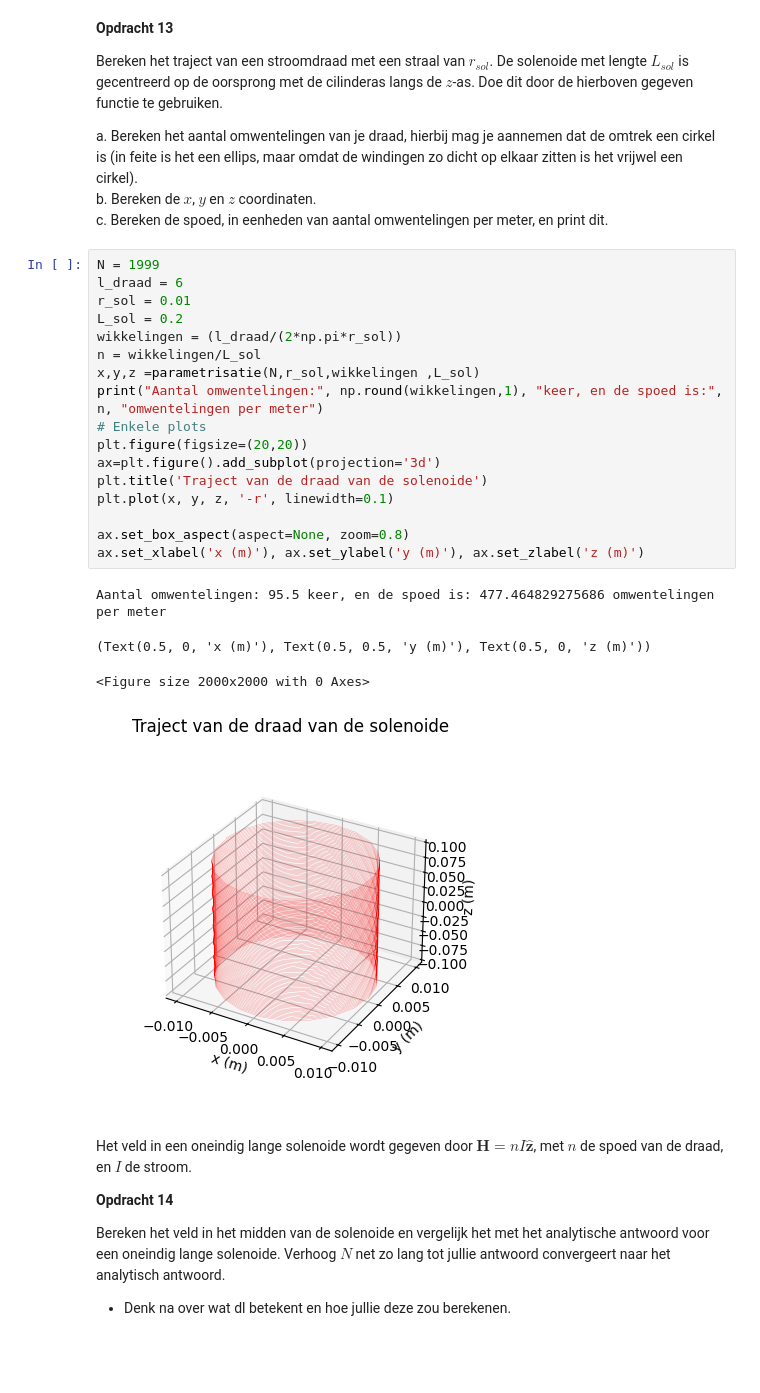
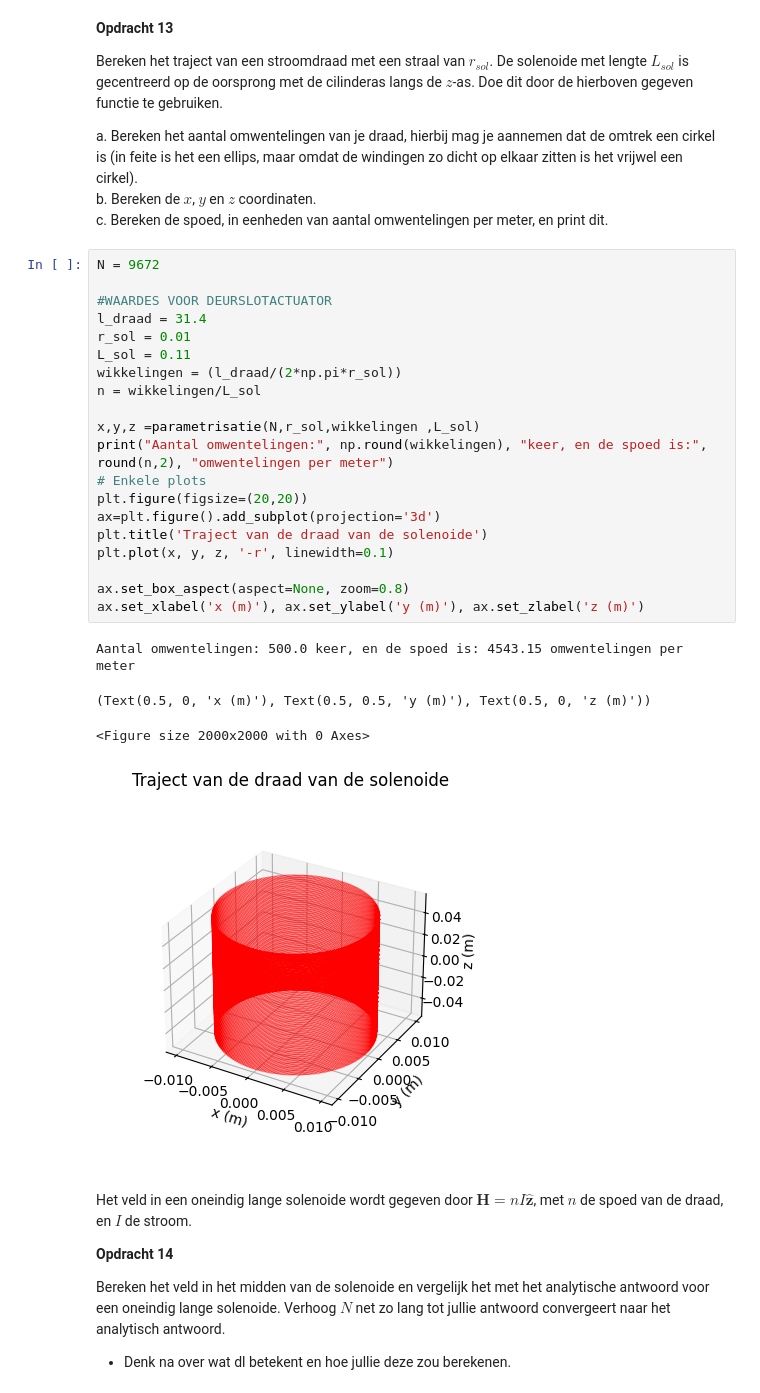
Before and after one commit to HugovKrevel/HugovK-DEF-D, a Jupyter notebook: KrachtactuatorOpdracht.ipynb, the cells around one changed output. Saved outputs shown, nothing was run; the diff lists cells and outputs as text; blank space fills up the shorter version.

```diff
--- a/KrachtactuatorOpdracht.ipynb
+++ b/KrachtactuatorOpdracht.ipynb
@@ -425,27 +427,30 @@ a. Bereken het aantal omwentelingen van je draad, hierbij mag je aannemen dat de
 b. Bereken de $x$, $y$ en $z$ coordinaten.\
 c. Bereken de spoed, in eenheden van aantal omwentelingen per meter, en print dit.
 # %%
-N = 1999
-l_draad = 6
+N = 9672
+
+#WAARDES VOOR DEURSLOTACTUATOR
+l_draad = 31.4
 r_sol = 0.01
-L_sol = 0.2
+L_sol = 0.11
 wikkelingen = (l_draad/(2*np.pi*r_sol))
 n = wikkelingen/L_sol
+
 x,y,z =parametrisatie(N,r_sol,wikkelingen ,L_sol)
-print("Aantal omwentelingen:", np.round(wikkelingen,1), "keer, en de spoed is:", n, "omwentelingen per meter")
+print("Aantal omwentelingen:", np.round(wikkelingen), "keer, en de spoed is:", round(n,2), "omwentelingen per meter")
 # Enkele plots
 plt.figure(figsize=(20,20))
 ax=plt.figure().add_subplot(projection='3d')
 plt.title('Traject van de draad van de solenoide')
 plt.plot(x, y, z, '-r', linewidth=0.1)
 
 ax.set_box_aspect(aspect=None, zoom=0.8)
 ax.set_xlabel('x (m)'), ax.set_ylabel('y (m)'), ax.set_zlabel('z (m)')
 # %% [output]
-Aantal omwentelingen: 95.5 keer, en de spoed is: 477.464829275686 omwentelingen per meter
+Aantal omwentelingen: 500.0 keer, en de spoed is: 4543.15 omwentelingen per meter
 (Text(0.5, 0, 'x (m)'), Text(0.5, 0.5, 'y (m)'), Text(0.5, 0, 'z (m)'))
 <Figure size 2000x2000 with 0 Axes>
-[figure, old version]
+[figure, new version]
 # %% [markdown]
 Het veld in een oneindig lange solenoide wordt gegeven door $\mathbf{H} = n I \hat{\mathbf{z}}$, met $n$ de spoed van de draad, en $I$ de stroom.
 
```
Also changed, not shown: parts of 12 cells of this notebook.
